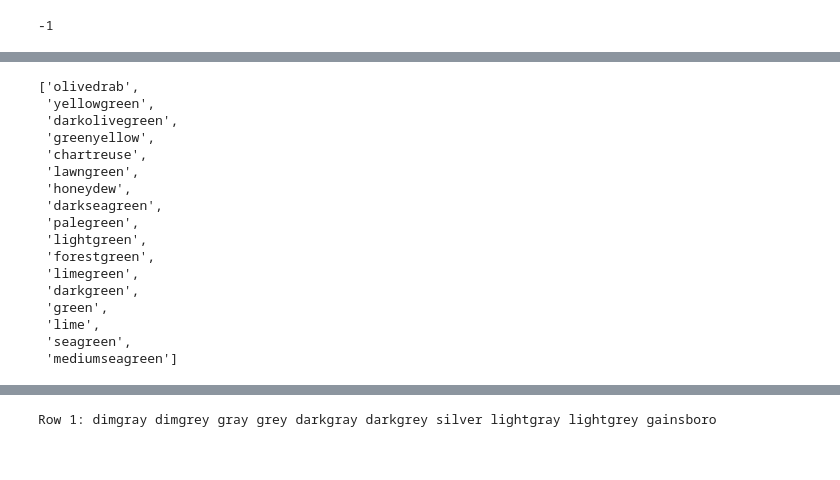
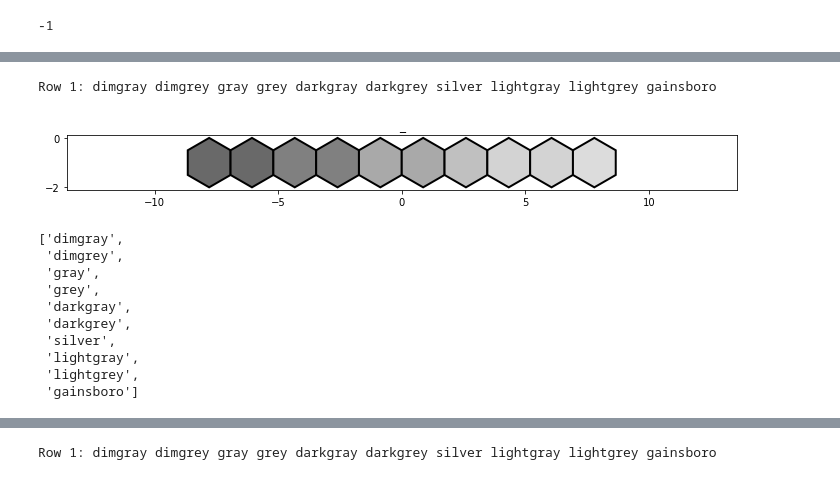
Before and after one commit to Ram-N/hexagons, a Jupyter notebook: D3_Documentation_Color_functions.ipynb, the cells around one changed output, grey strips where cells are left out. Saved outputs shown, nothing was run; the diff lists cells and outputs as text; code cells hidden in the pictures.

```diff
--- a/D3_Documentation_Color_functions.ipynb
+++ b/D3_Documentation_Color_functions.ipynb
@@ -178,23 +152,38 @@ Row 1: darkgreen green darkolivegreen olivedrab forestgreen seagreen mediumseagr
-# %%
-GREENS
-# %% [output]
-['olivedrab',
- 'yellowgreen',
- 'darkolivegreen',
- 'greenyellow',
- 'chartreuse',
- 'lawngreen',
- 'honeydew',
- 'darkseagreen',
- 'palegreen',
- 'lightgreen',
- 'forestgreen',
- 'limegreen',
- 'darkgreen',
- 'green',
- 'lime',
- 'seagreen',
- 'mediumseagreen']
+# %%
+PURPLES = [
+ 'indigo',
+ 'rebeccapurple',
+ 'darkslateblue',
+
+    'slateblue',
+ 'mediumpurple',
+ 'mediumslateblue',
+
+
+ 'mediumorchid',
+ 'blueviolet',
+
+ 'darkorchid',
+ 'darkviolet',
+]
+
+display_color_strip(GREYS)
+# %% [output]
+Row 1: dimgray dimgrey gray grey darkgray darkgrey silver lightgray lightgrey gainsboro
+[figure, added]
+# %%
+GREYS
+# %% [output]
+['dimgray',
+ 'dimgrey',
+ 'gray',
+ 'grey',
+ 'darkgray',
+ 'darkgrey',
+ 'silver',
+ 'lightgray',
+ 'lightgrey',
+ 'gainsboro']
 # %%
 for cf in color_sets:
     display_color_strip(cf)
```
Also changed, not shown: parts of 2 cells of this notebook, 6 other files.
